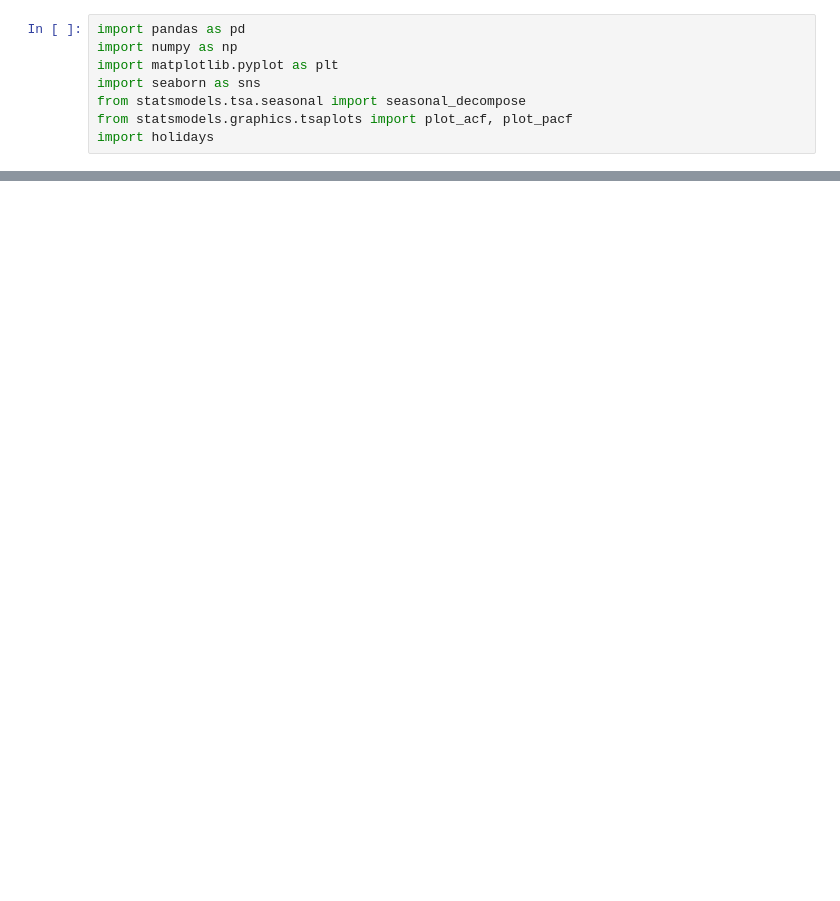
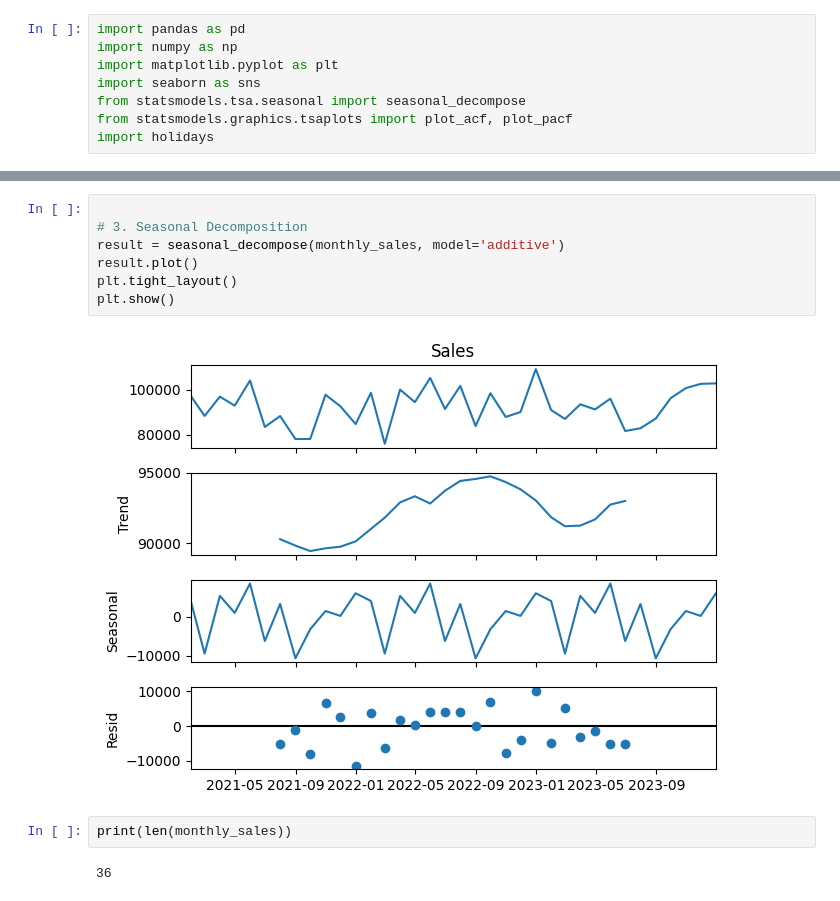
Before and after one commit to yidnekakchew/customer-traffic-analysis-rossmann, a Jupyter notebook: notebooks/Task_1_Exploratory_Data_Analysis.ipynb, the cells around one changed output, grey strips where cells are left out. Saved outputs shown, nothing was run; the diff lists cells and outputs as text; blank space fills up the shorter version.

```diff
--- a/notebooks/Task_1_Exploratory_Data_Analysis.ipynb
+++ b/notebooks/Task_1_Exploratory_Data_Analysis.ipynb
@@ -15,0 +67,13 @@ ValueError: Missing column provided to 'parse_dates': 'Date'
+# %%
+
+# 3. Seasonal Decomposition
+result = seasonal_decompose(monthly_sales, model='additive')
+result.plot()
+plt.tight_layout()
+plt.show()
+# %% [output]
+[figure, added]
+# %%
+print(len(monthly_sales))
+# %% [output]
+36
```
Also changed, not shown: parts of 26 cells of this notebook.
